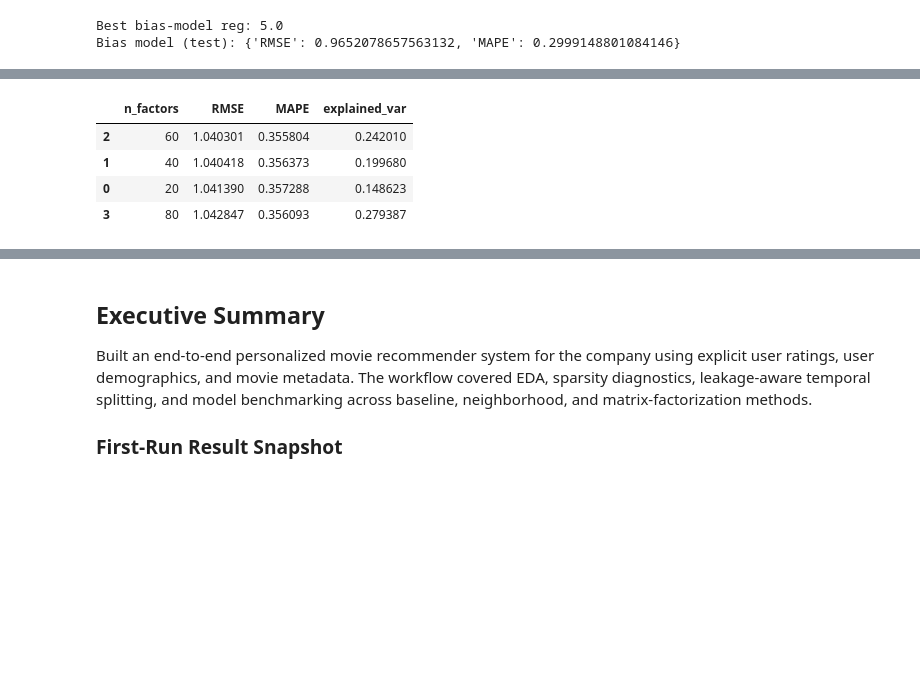
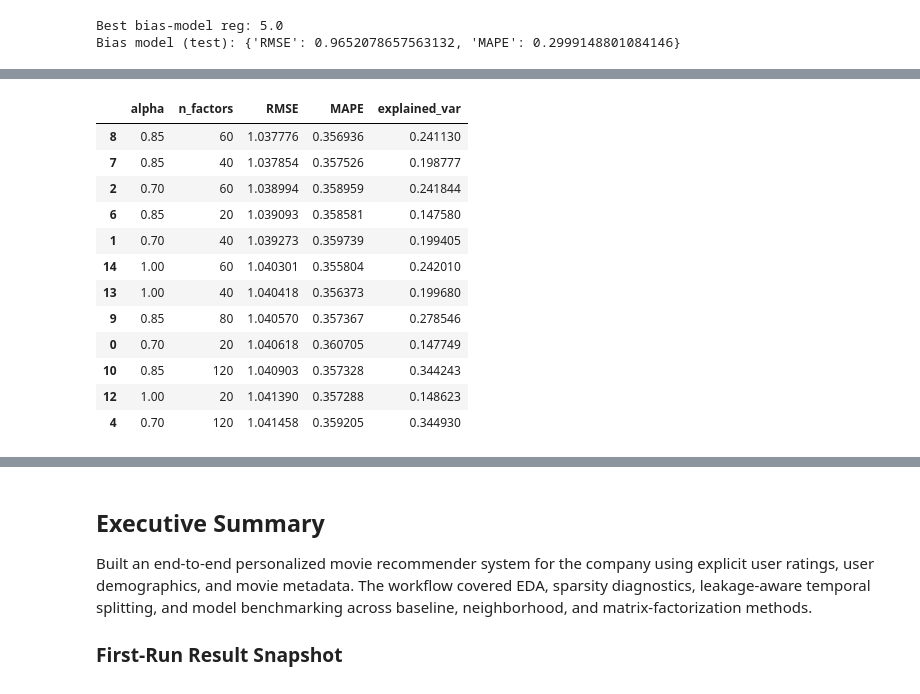
Before and after one commit to PrathamGitHub/Scaler_DSML_Projects, a Jupyter notebook: 12 ML2 Unsupervised and RecSys/RecommenderSystem/analysis1/RecommenderSystems.ipynb, the cells around one changed output, grey strips where cells are left out. Drawn from its saved outputs; the diff is of its cells as text; code cells hidden in the pictures; blank space fills up the shorter version.

```diff
--- a/12 ML2 Unsupervised and RecSys/RecommenderSystem/analysis1/RecommenderSystems.ipynb
+++ b/12 ML2 Unsupervised and RecSys/RecommenderSystem/analysis1/RecommenderSystems.ipynb
@@ -588,15 +663,21 @@ Sample recommendations for UserID=4169 (item-based):
 # %%
 # Matrix Factorization via Truncated SVD (validation-tuned)
 mask_obs = (R_dense > 0).astype(float)
-user_mean_train = np.where(mask_obs.sum(axis=1) > 0, R_dense.sum(axis=1) / np.maximum(mask_obs.sum(axis=1), 1), global_mean)
+base_user_mean = np.where(
+    mask_obs.sum(axis=1) > 0,
+    R_dense.sum(axis=1) / np.maximum(mask_obs.sum(axis=1), 1),
+    global_mean
+)
 
-# Fill missing interactions with user mean, then center by user mean
-R_filled = R_dense.copy()
-for i in range(R_filled.shape[0]):
-    miss = R_filled[i] == 0
-    if miss.any():
-        R_filled[i, miss] = user_mean_train[i]
-R_center = R_filled - user_mean_train.reshape(-1, 1)
+def build_centered_matrix(alpha):
+    blended_user_mean = alpha * base_user_mean + (1 - alpha) * global_mean
+    R_filled = R_dense.copy()
+    for i in range(R_filled.shape[0]):
+        miss = R_filled[i] == 0
+        if miss.any():
+            R_filled[i, miss] = blended_user_mean[i]
+    R_center = R_filled - blended_user_mean.reshape(-1, 1)
+    return R_center, blended_user_mean
 
 def fit_svd_predict(centered_matrix, n_components):
     svd = TruncatedSVD(n_components=n_components, random_state=RANDOM_STATE)
@@ -604,48 +685,84 @@ def fit_svd_predict(centered_matrix, n_components):
     item_factors = svd.components_.T
     return svd, user_factors, item_factors
 
 def predict_svd(df_eval, user_factors, item_factors, user_means):
     preds = []
     for u, m in zip(df_eval["UserID"], df_eval["MovieID"]):
         if u in u2i and m in m2i:
             ui = u2i[u]
             mi = m2i[m]
             residual = float(np.dot(user_factors[ui], item_factors[mi]))
             p = user_means[ui] + residual
         else:
             p = global_mean
         preds.append(float(clip_rating(p)))
     return np.array(preds)
 
-svd_grid = [20, 40, 60, 80]
+svd_grid = [20, 40, 60, 80, 120, 160]
+alpha_grid = [0.7, 0.85, 1.0]
 svd_scores = []
 best_svd = None
 best_svd_rmse = np.inf
 
-for n_comp in svd_grid:
-    svd_model, uf, itf = fit_svd_predict(R_center, n_comp)
-    v = val_df.copy()
-    v["pred"] = predict_svd(v, uf, itf, user_mean_train)
-    score = evaluate_predictions(v)
-    svd_scores.append({"n_factors": n_comp, **score, "explained_var": float(svd_model.explained_variance_ratio_.sum())})
-    if score["RMSE"] < best_svd_rmse:
-        best_svd_rmse = score["RMSE"]
-        best_svd = (svd_model, uf, itf, n_comp)
+for alpha in alpha_grid:
+    R_center_tmp, user_mean_tmp = build_centered_matrix(alpha)
+    for n_comp in svd_grid:
+        svd_model, uf, itf = fit_svd_predict(R_center_tmp, n_comp)
+        v = val_df.copy()
+        v["pred"] = predict_svd(v, uf, itf, user_mean_tmp)
+        score = evaluate_predictions(v)
+        svd_scores.append({
+            "alpha": alpha,
+            "n_factors": n_comp,
+            **score,
+            "explained_var": float(svd_model.explained_variance_ratio_.sum())
+        })
+        if score["RMSE"] < best_svd_rmse:
+            best_svd_rmse = score["RMSE"]
+            best_svd = (svd_model, uf, itf, n_comp, alpha, R_center_tmp, user_mean_tmp)
 
 svd_score_df = pd.DataFrame(svd_scores).sort_values("RMSE")
-display(svd_score_df)
+display(svd_score_df.head(12))
 
-svd_model_b, uf_b, itf_b, best_n = best_svd
+svd_model_b, uf_b, itf_b, best_n, best_alpha, R_center, user_mean_train = best_svd
 test_svd = test_df.copy()
 test_svd["pred"] = predict_svd(test_svd, uf_b, itf_b, user_mean_train)
 svd_test_metrics = evaluate_predictions(test_svd)
 
 print(f"Best SVD factors: {best_n}")
+print(f"Best SVD alpha (user/global blend): {best_alpha}")
 print("SVD Matrix Factorization (test):", svd_test_metrics)
+
+# Latent-factor interpretation: highest loading movies per factor
+id_to_title_local = movies.drop_duplicates("MovieID").set_index("MovieID")["Title"].to_dict()
+latent_rows = []
+n_latent_to_show = min(4, best_n)
+
+for f in range(n_latent_to_show):
+    w = itf_b[:, f]
+    pos_idx = np.argsort(w)[-5:][::-1]
+    neg_idx = np.argsort(w)[:5]
+    latent_rows.append({
+        "Factor": f + 1,
+        "TopPositiveMovies": " | ".join([id_to_title_local.get(movie_ids[i], str(movie_ids[i])) for i in pos_idx]),
+        "TopNegativeMovies": " | ".join([id_to_title_local.get(movie_ids[i], str(movie_ids[i])) for i in neg_idx]),
+    })
+
+latent_factor_df = pd.DataFrame(latent_rows)
+print("Latent-factor interpretation (top loadings):")
+display(latent_factor_df)
 # %% [output]
-|  | n_factors | RMSE | MAPE | explained_var |
-| 2 | 60 | 1.040301 | 0.355804 | 0.242010 |
-| 1 | 40 | 1.040418 | 0.356373 | 0.199680 |
-| 0 | 20 | 1.041390 | 0.357288 | 0.148623 |
-| 3 | 80 | 1.042847 | 0.356093 | 0.279387 |
+|  | alpha | n_factors | RMSE | MAPE | explained_var |
+| 8 | 0.85 | 60 | 1.037776 | 0.356936 | 0.241130 |
+| 7 | 0.85 | 40 | 1.037854 | 0.357526 | 0.198777 |
+| 2 | 0.70 | 60 | 1.038994 | 0.358959 | 0.241844 |
+| 6 | 0.85 | 20 | 1.039093 | 0.358581 | 0.147580 |
+| 1 | 0.70 | 40 | 1.039273 | 0.359739 | 0.199405 |
+| 14 | 1.00 | 60 | 1.040301 | 0.355804 | 0.242010 |
+| 13 | 1.00 | 40 | 1.040418 | 0.356373 | 0.199680 |
+| 9 | 0.85 | 80 | 1.040570 | 0.357367 | 0.278546 |
+| 0 | 0.70 | 20 | 1.040618 | 0.360705 | 0.147749 |
+| 10 | 0.85 | 120 | 1.040903 | 0.357328 | 0.344243 |
+| 12 | 1.00 | 20 | 1.041390 | 0.357288 | 0.148623 |
+| 4 | 0.70 | 120 | 1.041458 | 0.359205 | 0.344930 |
 Best SVD factors: 60
```
Also changed, not shown: parts of 8 cells of this notebook, 7 other files.
